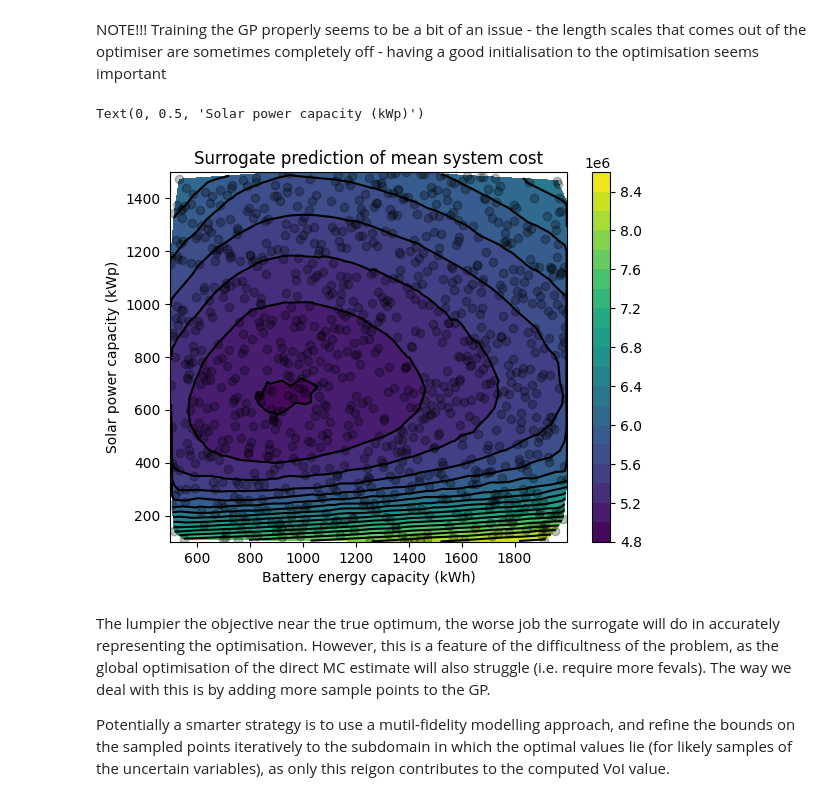
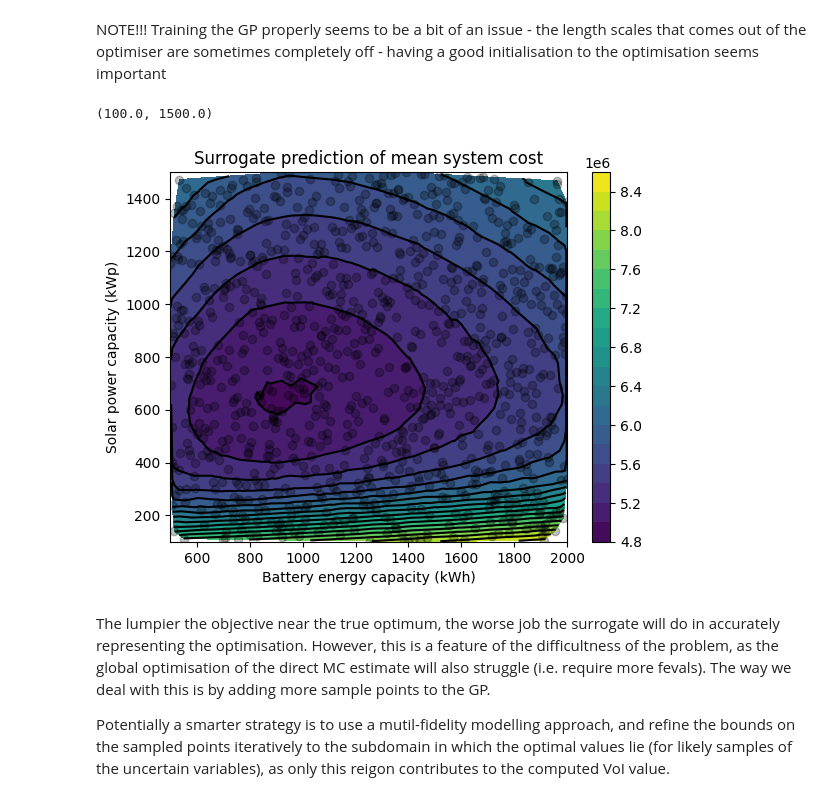
Before and after one commit to mal84emma/VoI-in-CAS, a Jupyter notebook: VoI_via_GPs.ipynb, the cells around one changed output. Drawn from its saved outputs; the diff is of its cells as text; code cells hidden in the pictures.

```diff
--- a/VoI_via_GPs.ipynb
+++ b/VoI_via_GPs.ipynb
@@ -140,21 +140,23 @@ for sample in tqdm(action_predict_samples):
 # %%
 # Plot estatimate mean cost prediction from surrogate.
 assert len(ids) == 1
 
 n_levels = 20
 
 fig, ax = plt.subplots()
 triang = tri.Triangulation(action_predict_samples[:,0],action_predict_samples[:,1])
 tcf = ax.tricontourf(triang,cost_predictions,levels=n_levels)
 ax.tricontour(triang, cost_predictions,levels=n_levels, colors='k')
 ax.plot(action_predict_samples[:,0],action_predict_samples[:,1],'ko',alpha=0.25)
 fig.colorbar(tcf)
 ax.set_title("Surrogate prediction of mean system cost")
 ax.set_xlabel("Battery energy capacity (kWh)")
 ax.set_ylabel("Solar power capacity (kWp)")
+ax.set_xlim(lower_bounds[0],upper_bounds[0])
+ax.set_ylim(lower_bounds[1],upper_bounds[1])
 # %% [output]
-Text(0, 0.5, 'Solar power capacity (kWp)')
+(100.0, 1500.0)
-[figure, old version]
+[figure, new version]
 # %% [markdown]
 The lumpier the objective near the true optimum, the worse job the surrogate will do in accurately representing the optimisation. However, this is a feature of the difficultness of the problem, as the global optimisation of the direct MC estimate will also struggle (i.e. require more fevals). The way we deal with this is by adding more sample points to the GP.
 
```
Also changed, not shown: parts of 2 cells of this notebook.
